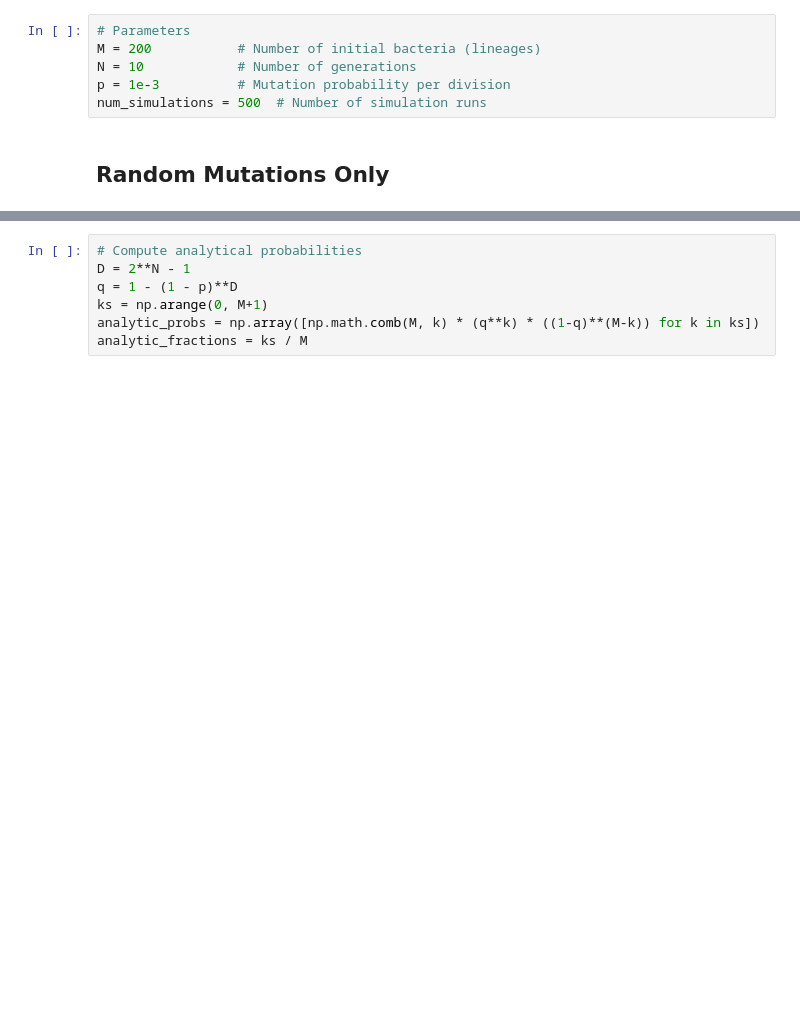
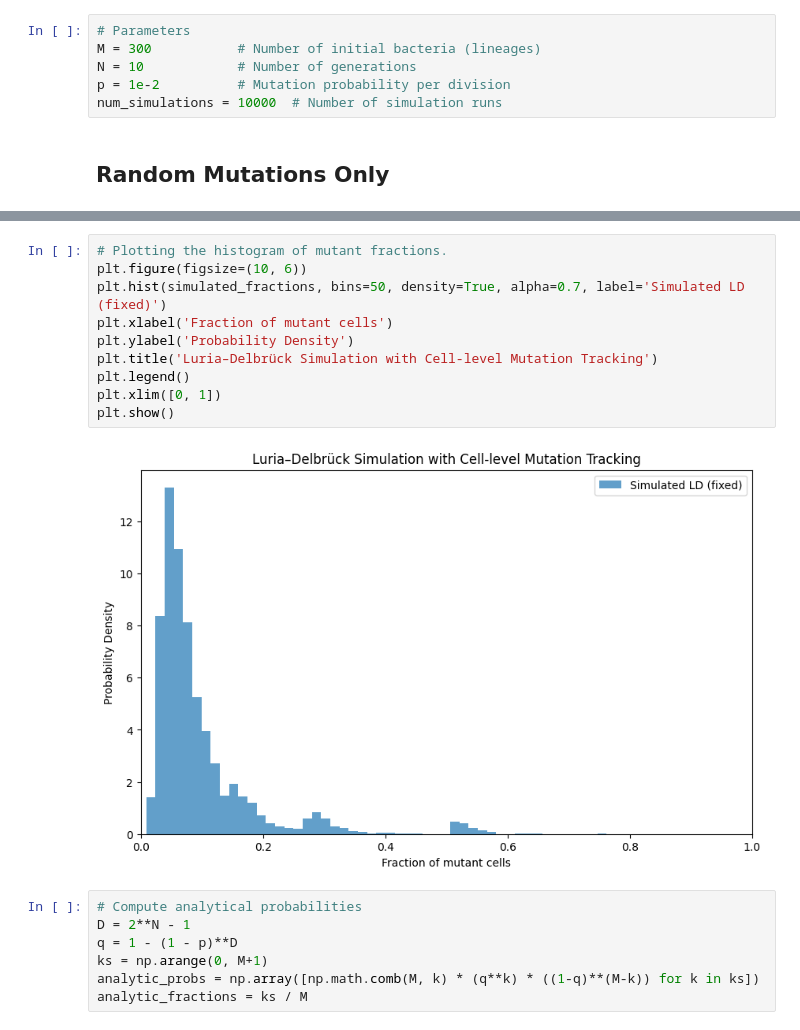
Before and after one commit to brchn6/Assignment_Introduction_Luria_Delbrook, a Jupyter notebook: simple.ipynb, the cells around one changed output, grey strips where cells are left out. Drawn from its saved outputs; the diff is of its cells as text; blank space fills up the shorter version.

```diff
--- a/simple.ipynb
+++ b/simple.ipynb
@@ -1,9 +1,9 @@
 # %%
 # Parameters
-M = 200           # Number of initial bacteria (lineages)
+M = 300           # Number of initial bacteria (lineages)
 N = 10            # Number of generations
-p = 1e-3          # Mutation probability per division
-num_simulations = 500  # Number of simulation runs
+p = 1e-2          # Mutation probability per division
+num_simulations = 10000  # Number of simulation runs
 # %% [markdown]
 ## Random Mutations Only
 # %%
@@ -35,3 +41,15 @@ simulated_fractions = [simulate_ld(M, N, p) for _ in tqdm(range(num_simulations)
+# %%
+# Plotting the histogram of mutant fractions.
+plt.figure(figsize=(10, 6))
+plt.hist(simulated_fractions, bins=50, density=True, alpha=0.7, label='Simulated LD (fixed)')
+plt.xlabel('Fraction of mutant cells')
+plt.ylabel('Probability Density')
+plt.title('Luria–Delbrück Simulation with Cell-level Mutation Tracking')
+plt.legend()
+plt.xlim([0, 1])
+plt.show()
+# %% [output]
+[figure, added]
 # %%
 # Compute analytical probabilities
 D = 2**N - 1
```
Also changed, not shown: parts of 3 cells of this notebook, 1 other file.
